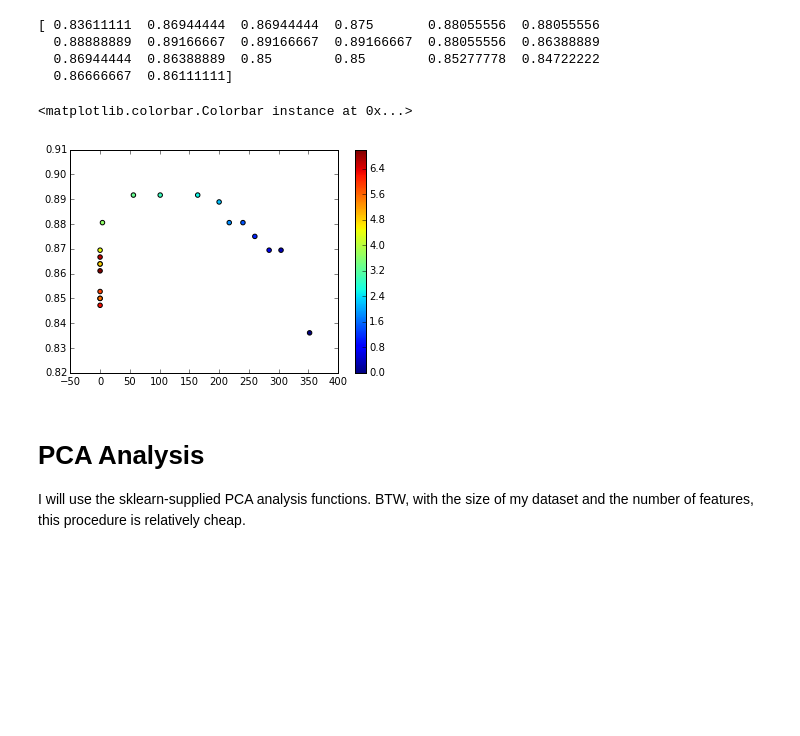
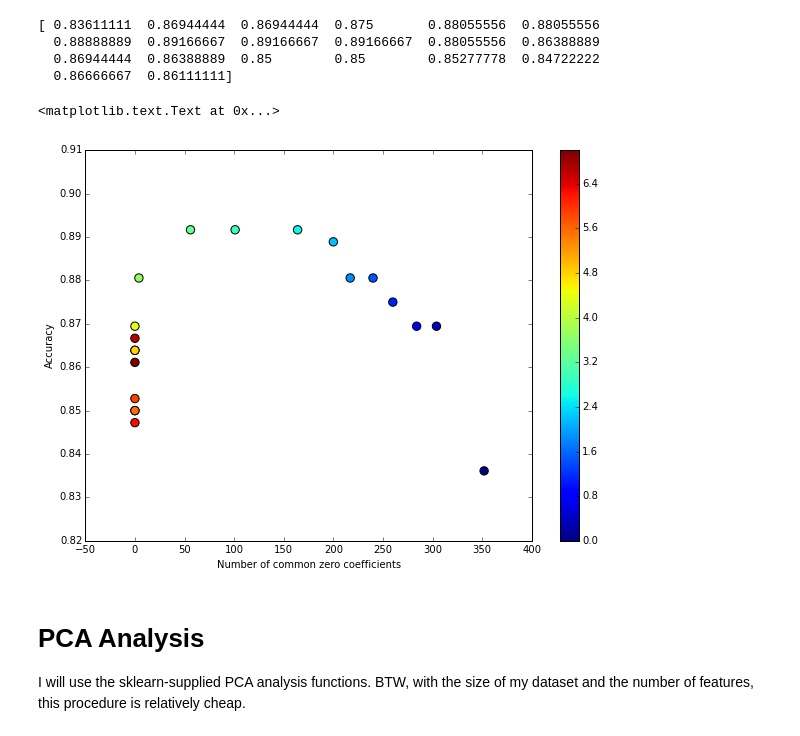
Before and after one commit to AntonBiryukovUofC/WI_modeling, a Jupyter notebook: Untitled.ipynb, the cells around one changed output. Cells and saved outputs as stored; diff of their text form; code cells hidden in the pictures; blank space fills up the shorter version.

```diff
--- a/Untitled.ipynb
+++ b/Untitled.ipynb
@@ -251,14 +248,0 @@ We can now try applying the classifier to the higher resolution data,and look at
-# %%
-logreg = linear_model.LogisticRegression(C=30.0,penalty='l1')
-EQ_default_params_fit = logreg.fit(X_train, y_train)
-predicted = EQ_default_params_fit.predict(X_test)
-probs = EQ_default_params_fit.predict_proba(X_test)
-ScoreMetric =  metrics.accuracy_score(y_test, predicted);
-ConfMatrix  = metrics.confusion_matrix(y_test,predicted);
-print ScoreMetric,"\n",ConfMatrix
-fig,ax =plt.subplots(1,num_classes)
-fig.set_size_inches((15,3))
-for j in range(num_classes):
-        #ax[j].scatter(x =np.array(range(nsample*3)), y=EQ_default_params_fit.coef_[j,:],c=point_colors,
-                      #edgecolors="none")
-        ax[j].plot(EQ_default_params_fit.coef_[j,:])
@@ -309,13 +284,14 @@ print ScoreCreg
   0.86944444  0.86388889  0.85        0.85        0.85277778  0.84722222
   0.86666667  0.86111111]
 # %%
-plt.scatter(y=ScoreCreg,x=CommonZerosCreg,c= np.log10(Carray))
+plt.figure(figsize = (10,7))
+plt.scatter(y=ScoreCreg,x=CommonZerosCreg,c= np.log10(Carray),s =70)
 plt.colorbar()
 plt.xlabel("Number of common zero coefficients")
-plt.ylabel("Number of common zero coefficients")
+plt.ylabel("Accuracy")
 # %% [output]
-<matplotlib.colorbar.Colorbar instance at 0x...>
+<matplotlib.text.Text at 0x...>
-[figure, old version]
+[figure, new version]
 # %% [markdown]
 # PCA Analysis
 I will use the sklearn-supplied PCA analysis functions. BTW, with the size of my dataset and the number of features, this procedure is relatively cheap.
```
Also changed, not shown: parts of 2 cells of this notebook.
